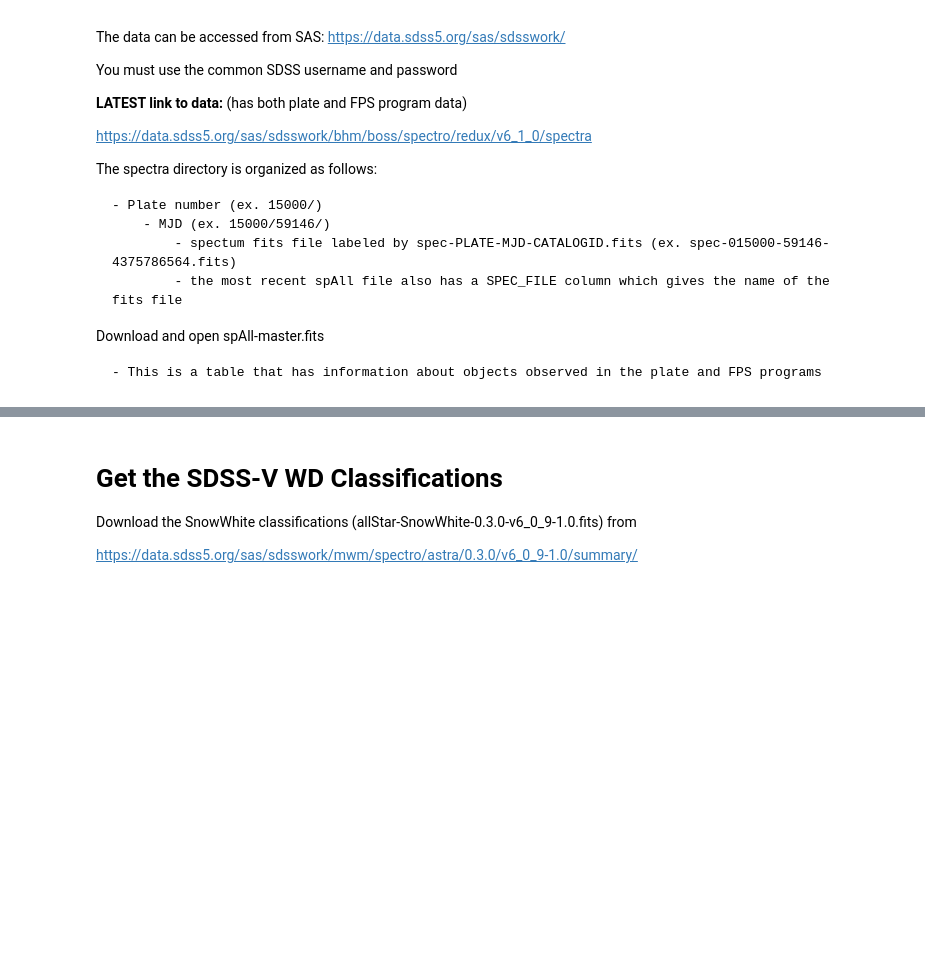
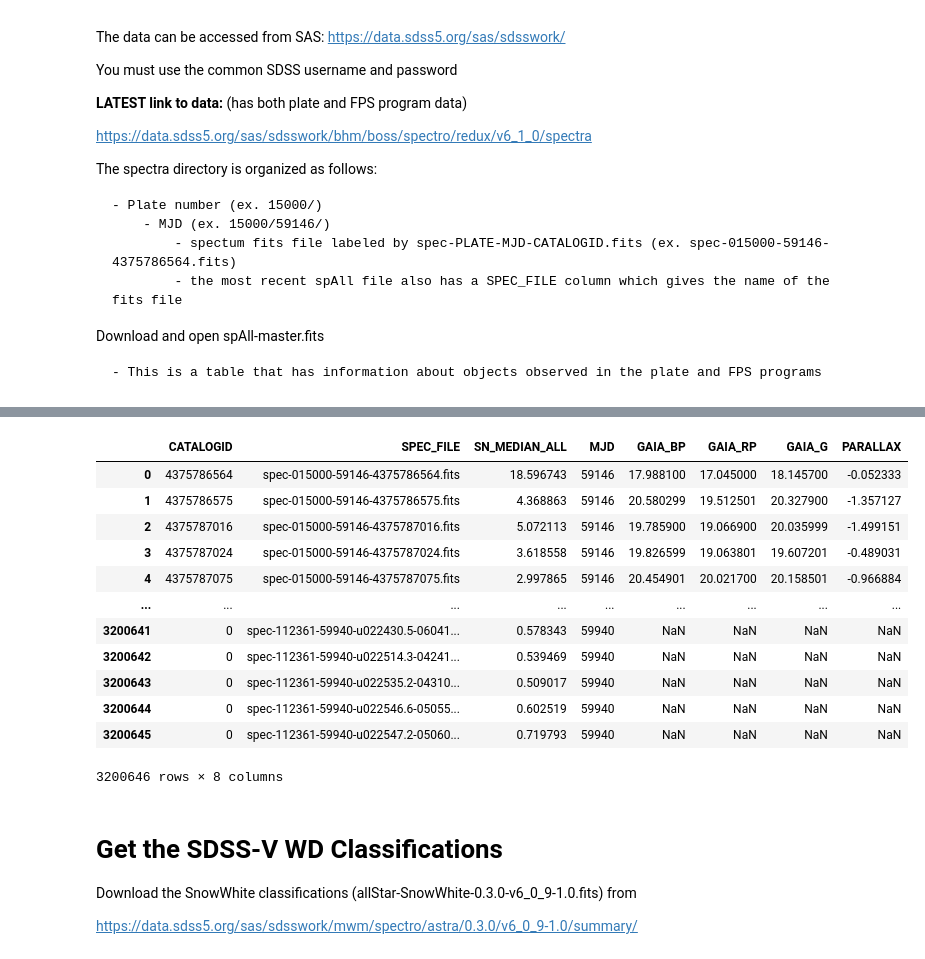
Before and after one commit to stefanarseneau/accretion-disks, a Jupyter notebook: 00_SDSS-V_DA_WD_Dataset.ipynb, the cells around one changed output, grey strips where cells are left out. Saved outputs shown, nothing was run; the diff lists cells and outputs as text; code cells hidden in the pictures; blank space fills up the shorter version.

```diff
--- a/00_SDSS-V_DA_WD_Dataset.ipynb
+++ b/00_SDSS-V_DA_WD_Dataset.ipynb
@@ -71,35 +71,49 @@ display(master_df)
 # %%
 #to open a version of the spallv6_1_0 file that I downloaded from the SDSS-V database earlier
 #this version will be missing the latest observations
 
 
 #this is a very large file, so use with to open the fits file
-with fits.open('../big-data/spAll-v6_1_0.fits') as master_tab:
+with fits.open('../bigdata/spAll-v6_1_0.fits') as master_tab:
 
     #get the file info
     #master_tab.info()
 
     #see the table columns
     #master_tab[1].header
 
     # turn the important columns into a pandas dataframe
     master_df=pd.DataFrame({'CATALOGID':master_tab[1].data['CATALOGID'].tolist(),
                         'SPEC_FILE':master_tab[1].data['SPEC_FILE'].tolist(), #file name of spectrum
                         'SN_MEDIAN_ALL':master_tab[1].data['SN_MEDIAN_ALL'].tolist(), #median S/N for all good pixels in all filters
                        'MJD':master_tab[1].data['MJD'].tolist(), #observation time
-                       #'GAIA_BP':master_tab[1].data['GAIA_BP'].tolist(), #BP=blue photometer
-                       #'GAIA_RP':master_tab[1].data['GAIA_RP'].tolist(), #RP=red photometer
-                       #'GAIA_G':master_tab[1].data['GAIA_G'].tolist(), #G passband magnitude
-                       #'PARALLAX':master_tab[1].data['PARALLAX'].tolist(), #Gaia parallax
+                       'GAIA_BP':master_tab[1].data['GAIA_BP'].tolist(), #BP=blue photometer
+                       'GAIA_RP':master_tab[1].data['GAIA_RP'].tolist(), #RP=red photometer
+                       'GAIA_G':master_tab[1].data['GAIA_G'].tolist(), #G passband magnitude
+                       'PARALLAX':master_tab[1].data['PARALLAX'].tolist(), #Gaia parallax
                         #'XCSAO_RV':master_tab[1].data['XCSAO_RV'].tolist(), #pipeline measured RV
                         #'XCSAO_ERV':master_tab[1].data['XCSAO_ERV'].tolist() #pipeline measured RV error
                         #'XCSAO_RXC':master_tab[1].data['XCSAO_RXC'].tolist(), #quality of fit, takes into the acount both the SNR and the faithfulness of the template match
                         #'XCSAO_TEFF':master_tab[1].data['XCSAO_TEFF'].tolist(), #pipeline measured Teff
                         #'XCSAO_ETEFF':master_tab[1].data['XCSAO_ETEFF'].tolist(), #pipeline measured Teff error
                         #'XCSAO_LOGG':master_tab[1].data['XCSAO_LOGG'].tolist(),#pipeline measured logg
                         #'XCSAO_ELOGG':master_tab[1].data['XCSAO_ELOGG'].tolist(), ##pipeline measured logg error
                        })
 display(master_df)
+# %% [output]
+|  | CATALOGID | SPEC_FILE | SN_MEDIAN_ALL | MJD | GAIA_BP | GAIA_RP | GAIA_G | PARALLAX |
+| 0 | 4375786564 | spec-015000-59146-4375786564.fits | 18.596743 | 59146 | 17.988100 | 17.045000 | 18.145700 | -0.052333 |
+| 1 | 4375786575 | spec-015000-59146-4375786575.fits | 4.368863 | 59146 | 20.580299 | 19.512501 | 20.327900 | -1.357127 |
+| 2 | 4375787016 | spec-015000-59146-4375787016.fits | 5.072113 | 59146 | 19.785900 | 19.066900 | 20.035999 | -1.499151 |
+| 3 | 4375787024 | spec-015000-59146-4375787024.fits | 3.618558 | 59146 | 19.826599 | 19.063801 | 19.607201 | -0.489031 |
+| 4 | 4375787075 | spec-015000-59146-4375787075.fits | 2.997865 | 59146 | 20.454901 | 20.021700 | 20.158501 | -0.966884 |
+| ... | ... | ... | ... | ... | ... | ... | ... | ... |
+| 3200641 | 0 | spec-112361-59940-u022430.5-06041... | 0.578343 | 59940 | NaN | NaN | NaN | NaN |
+| 3200642 | 0 | spec-112361-59940-u022514.3-04241... | 0.539469 | 59940 | NaN | NaN | NaN | NaN |
+| 3200643 | 0 | spec-112361-59940-u022535.2-04310... | 0.509017 | 59940 | NaN | NaN | NaN | NaN |
+| 3200644 | 0 | spec-112361-59940-u022546.6-05055... | 0.602519 | 59940 | NaN | NaN | NaN | NaN |
+| 3200645 | 0 | spec-112361-59940-u022547.2-05060... | 0.719793 | 59940 | NaN | NaN | NaN | NaN |
+3200646 rows × 8 columns
 # %% [markdown]
 # Get the SDSS-V WD Classifications
 Download the SnowWhite classifications (allStar-SnowWhite-0.3.0-v6_0_9-1.0.fits) from
```
Also changed, not shown: parts of 10 cells of this notebook, 13 other files.
